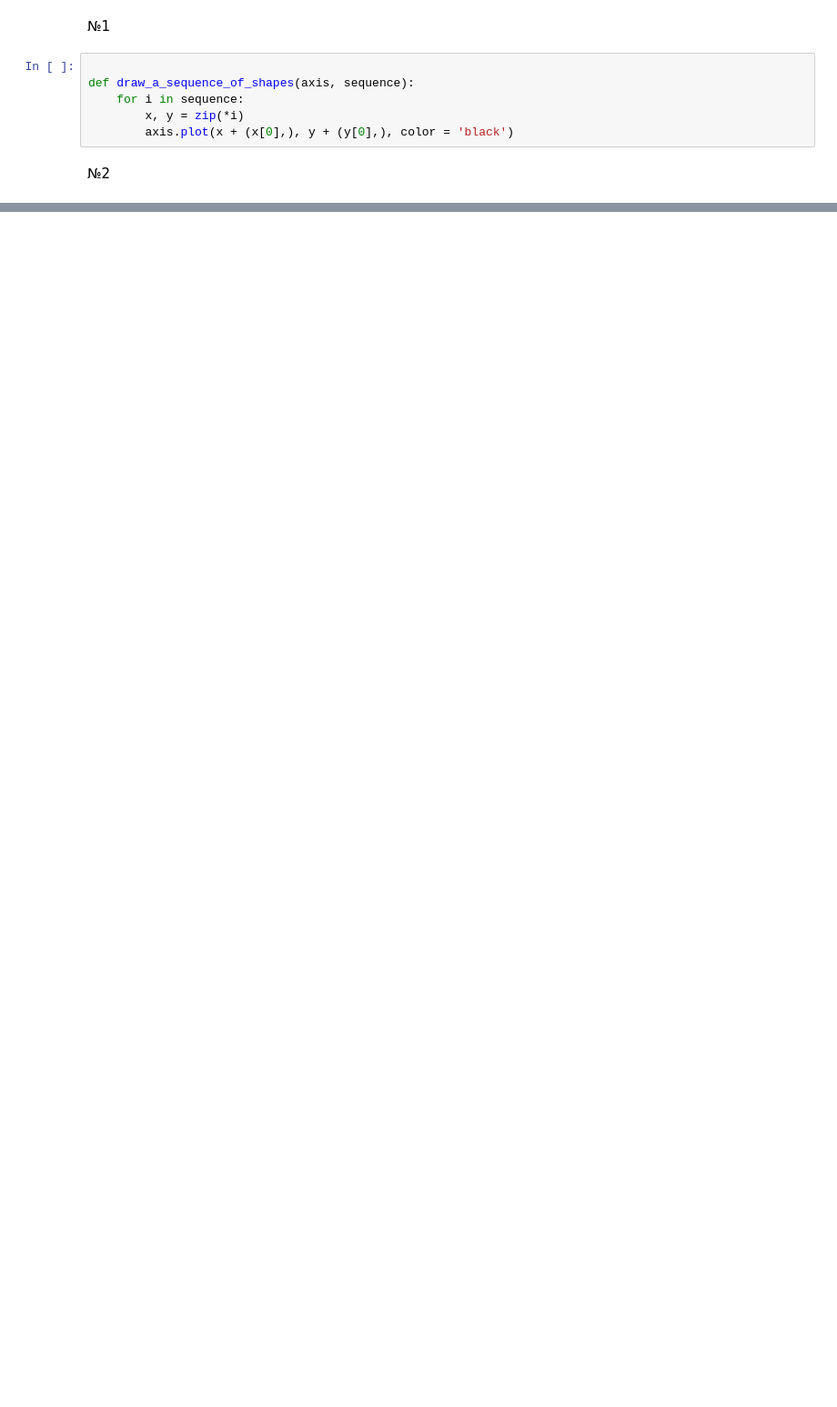
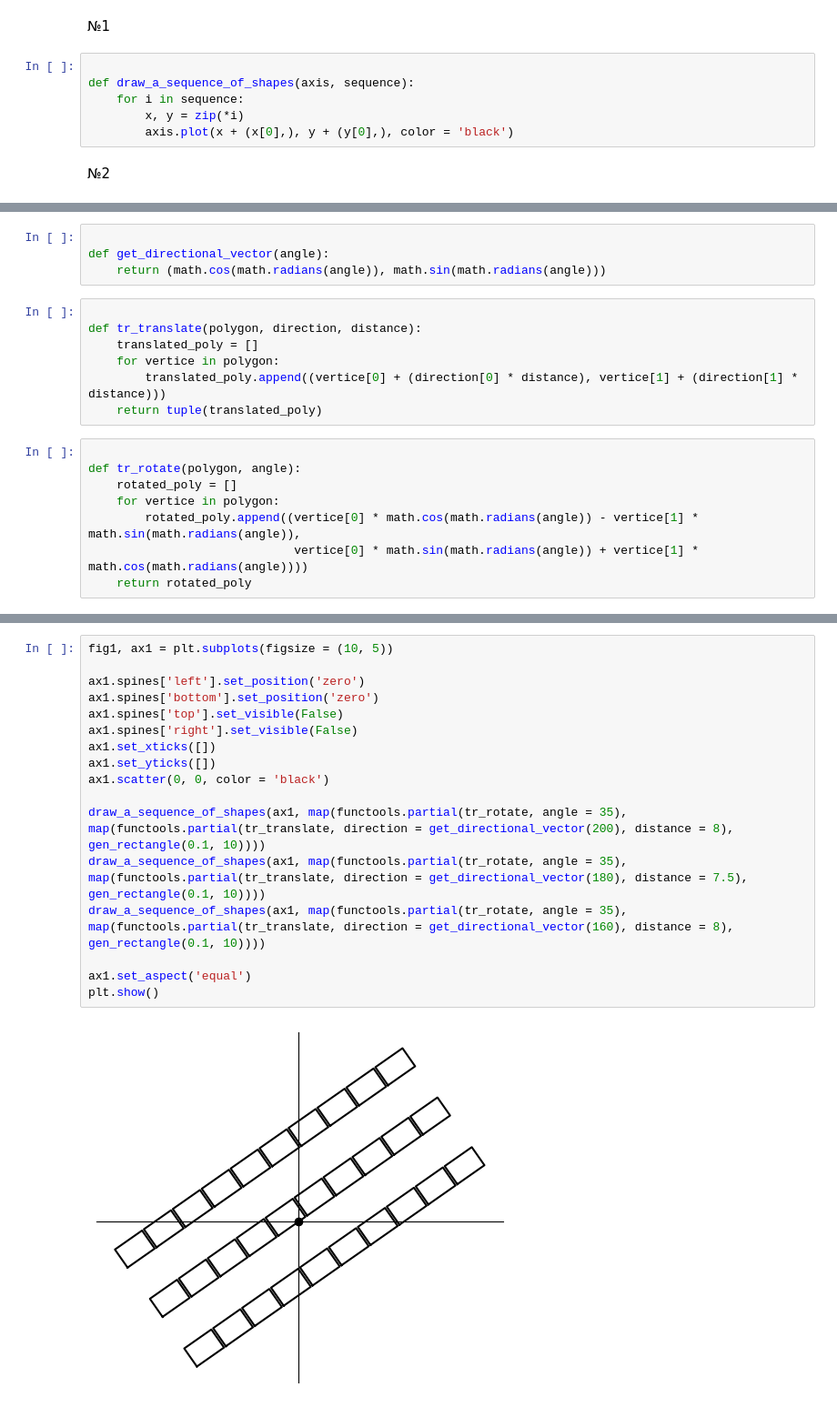
Before and after one commit to wtfgh/figurki, a Jupyter notebook: figurki.ipynb, the cells around one changed output, grey strips where cells are left out. Shown at 91% size. Saved outputs shown, nothing was run; the diff lists cells and outputs as text; blank space fills up the shorter version.

```diff
--- a/figurki.ipynb
+++ b/figurki.ipynb
@@ -52,0 +58,19 @@ plt.show()
+# %%
+
+def get_directional_vector(angle):
+    return (math.cos(math.radians(angle)), math.sin(math.radians(angle)))
+# %%
+
+def tr_translate(polygon, direction, distance):
+    translated_poly = []
+    for vertice in polygon:
+        translated_poly.append((vertice[0] + (direction[0] * distance), vertice[1] + (direction[1] * distance)))
+    return tuple(translated_poly)
+# %%
+
+def tr_rotate(polygon, angle):
+    rotated_poly = []
+    for vertice in polygon:
+        rotated_poly.append((vertice[0] * math.cos(math.radians(angle)) - vertice[1] * math.sin(math.radians(angle)),
+                             vertice[0] * math.sin(math.radians(angle)) + vertice[1] * math.cos(math.radians(angle))))
+    return rotated_poly
@@ -52,0 +91,19 @@ plt.show()
+# %%
+fig1, ax1 = plt.subplots(figsize = (10, 5))
+
+ax1.spines['left'].set_position('zero')
+ax1.spines['bottom'].set_position('zero')
+ax1.spines['top'].set_visible(False)
+ax1.spines['right'].set_visible(False)
+ax1.set_xticks([])
+ax1.set_yticks([])
+ax1.scatter(0, 0, color = 'black')
+
+draw_a_sequence_of_shapes(ax1, map(functools.partial(tr_rotate, angle = 35), map(functools.partial(tr_translate, direction = get_directional_vector(200), distance = 8), gen_rectangle(0.1, 10))))
+draw_a_sequence_of_shapes(ax1, map(functools.partial(tr_rotate, angle = 35), map(functools.partial(tr_translate, direction = get_directional_vector(180), distance = 7.5), gen_rectangle(0.1, 10))))
+draw_a_sequence_of_shapes(ax1, map(functools.partial(tr_rotate, angle = 35), map(functools.partial(tr_translate, direction = get_directional_vector(160), distance = 8), gen_rectangle(0.1, 10))))
+
+ax1.set_aspect('equal')
+plt.show()
+# %% [output]
+[figure, added]
```
Also changed, not shown: parts of 9 cells of this notebook.
